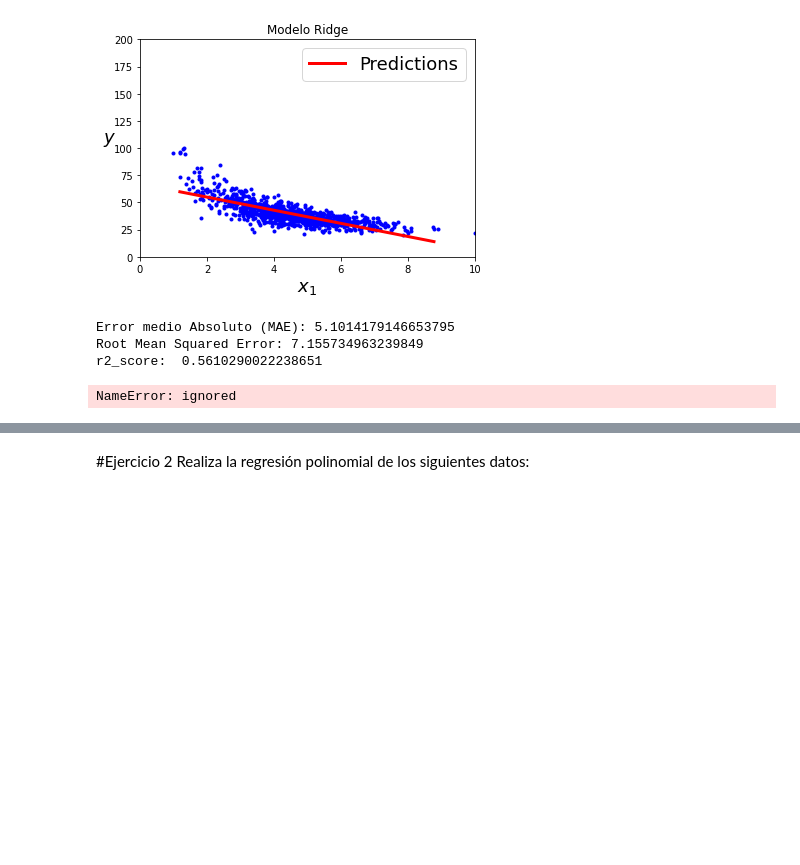
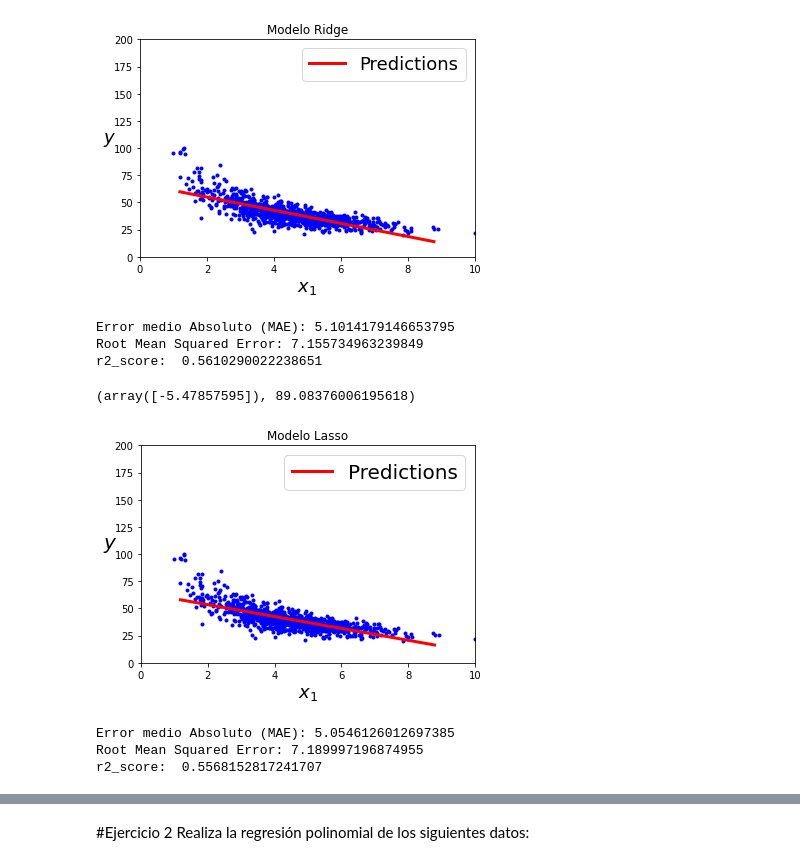
Before and after one commit to PosgradoMNA/actividades-de-aprendizaje-JulioperezA01793880, a Jupyter notebook: JulioperezA01793880_Regresion_lineal_polinomial.ipynb, the cells around one changed output, grey strips where cells are left out. Drawn from its saved outputs; the diff is of its cells as text; code cells hidden in the pictures; blank space fills up the shorter version.

```diff
--- a/JulioperezA01793880_Regresion_lineal_polinomial.ipynb
+++ b/JulioperezA01793880_Regresion_lineal_polinomial.ipynb
@@ -474,12 +476,35 @@ print('r2_score: ',r2_score(Y_Ridge, Z_predictRidge))
 Error medio Absoluto (MAE): 5.1014179146653795
 Root Mean Squared Error: 7.155734963239849
 r2_score:  0.5610290022238651
+# %%
+#Modelo Lasso
+
+mod_Lasso = Lasso(alpha = 1)
+mod_Lasso.fit(X_train, y_train)
+mod_Lasso.coef_, lin_reg.intercept_
+# %% [output]
+(array([-5.47857595]), 89.08376006195618)
+# %%
+y_hat = mod_Lasso.predict(X_test)
+ordered = np.argsort(X_test.values.ravel())
+X_Lasso = X_test.values.ravel()[ordered]
+Y_Lasso = y_test.values.ravel()[ordered]
+Z_predictLasso = y_hat[ordered]
+# %%
+plt.plot(X, y, "b.")
+plt.plot(X_Lasso, Z_predictLasso, "r-", linewidth=3, label="Predictions")
+plt.xlabel("$x_1$", fontsize=18)
+plt.ylabel("$y$", rotation=0, fontsize=20)
+plt.legend(loc="upper right", fontsize=20)
+plt.title("Modelo Lasso")
+plt.axis([0, 10, 0, 200]);
+# %% [output]
+[figure, added]
 # %%
-from sklearn import metrics
-from sklearn.metrics import r2_score
-
-print('Error medio Absoluto (MAE):', metrics.mean_absolute_error(y, y_pred))
-print('Root Mean Squared Error:', np.sqrt(metrics.mean_squared_error(y, y_pred)))
-print('r2_score',r2_score(y, y_pred))
+print('Error medio Absoluto (MAE):', metrics.mean_absolute_error(Y_Lasso, Z_predictLasso))
+print('Root Mean Squared Error:', np.sqrt(metrics.mean_squared_error(Y_Lasso, Z_predictLasso)))
+print('r2_score: ',r2_score(Y_Lasso, Z_predictLasso))
 # %% [output]
-NameError: ignored
+Error medio Absoluto (MAE): 5.0546126012697385
+Root Mean Squared Error: 7.189997196874955
+r2_score:  0.5568152817241707
```
Also changed, not shown: parts of 31 cells of this notebook.
